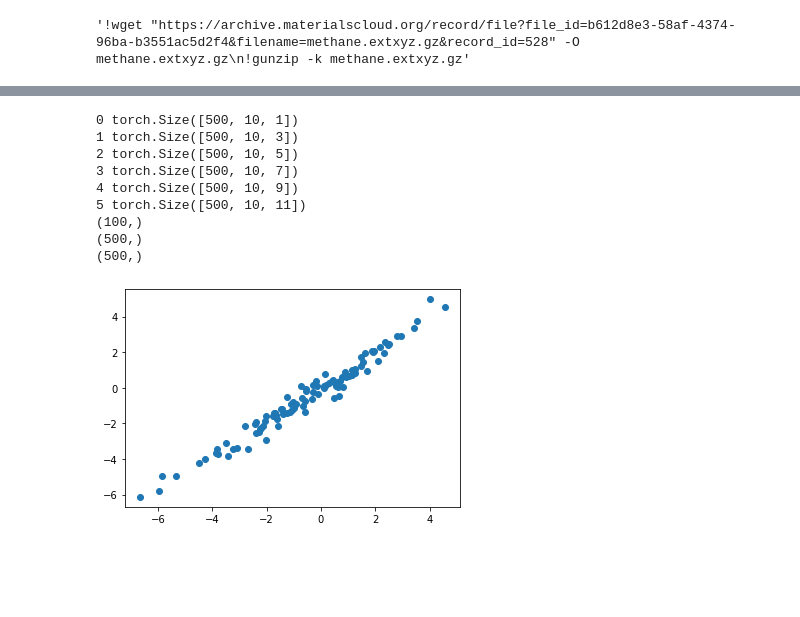
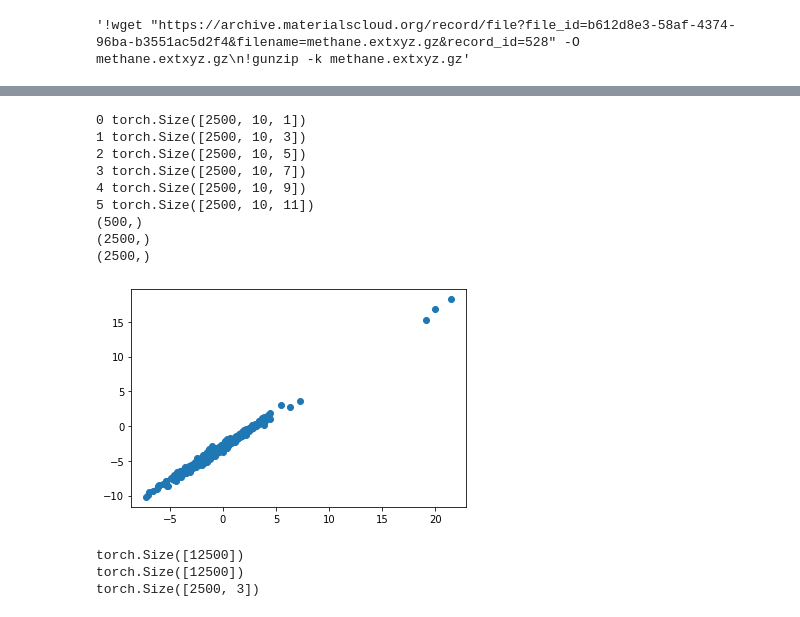
Before and after one commit to lab-cosmo/wigner_kernels, a Jupyter notebook: methane_nn_from_spherical_expansion.ipynb, the cells around one changed output, grey strips where cells are left out. Drawn from its saved outputs; the diff is of its cells as text; code cells hidden in the pictures; blank space fills up the shorter version.

```diff
--- a/methane_nn_from_spherical_expansion.ipynb
+++ b/methane_nn_from_spherical_expansion.ipynb
@@ -46,12 +49,9 @@ train_coefficients = get_spherical_expansion(train_structures, HYPERS,
 test_coefficients = get_spherical_expansion(test_structures, HYPERS,
                                             all_species, split_by_central_specie = False)
 
-scaler = InitialScaler(mode='signal integral', individually=True)
-scaler.fit(train_coefficients[0:500])
 
-train_coefficients = scaler.transform(train_coefficients)
-test_coefficients = scaler.transform(test_coefficients)
-
+train_coefficients *= MAGIC_NUMBER
+test_coefficients *= MAGIC_NUMBER
 print(train_coefficients.shape)
 print(test_coefficients.shape)
 # %% [output]
@@ -71,14 +71,14 @@ test_energies = test_energies - mean_e
 train_energies = torch.FloatTensor(train_energies).to(DEVICE)
 test_energies = torch.FloatTensor(test_energies).to(DEVICE)
 # %%
-def convert_to_torch(coefficients, device):
+def convert_to_torch(coefficients):
     result = {}
     for lambd in range(coefficients.shape[2]):
-        result[lambd] = torch.FloatTensor(coefficients[:, :, lambd, : 2 * lambd + 1]).to(device)
+        result[lambd] = torch.FloatTensor(coefficients[:, :, lambd, : 2 * lambd + 1])
     return result
 
-train_coefficients = convert_to_torch(train_coefficients, DEVICE)
-test_coefficients = convert_to_torch(test_coefficients, DEVICE)
+train_coefficients = convert_to_torch(train_coefficients)
+test_coefficients = convert_to_torch(test_coefficients)
 
 for key in train_coefficients.keys():
     print(train_coefficients[key].shape)
@@ -106,11 +106,13 @@ class Model(torch.nn.Module):
         super(Model, self).__init__()
         clebsch = nice.clebsch_gordan.ClebschGordan(input_lambda_max)
         self.clebsch_combining = ClebschCombining(clebsch.precomputed_, 0)
-        self.sequential = nn.Sequential(nn.Linear(600, 100), nn.Tanh(), nn.Linear(100, 1))
+        self.sequential = nn.Sequential(nn.BatchNorm1d(600), nn.Linear(600, 200), nn.BatchNorm1d(200), nn.Tanh(),
+                                        nn.Linear(200, 200), nn.BatchNorm1d(200), nn.Tanh(),
+                                        nn.Linear(200, 1))
 
     def forward(self, X):
         X = self.clebsch_combining(X, X)[0].squeeze()
-        return {'predictions' : self.sequential(X)}
+        return {'predictions' : self.sequential(X).squeeze()}
 # %%
 model = Model(LAMBDA_MAX)
 result = model(train_coefficients)
@@ -262,15 +259,20 @@ tensor([[1., 2.],
 # %%
-index_small = '0:100'
+index_small = '0:500'
 structures = ase.io.read('methane.extxyz', index=index_small)
 coefficients = get_spherical_expansion(structures, HYPERS,
                                              all_species, split_by_central_specie = False)
-coefficients = scaler.transform(coefficients)
-coefficients = convert_to_torch(coefficients, DEVICE)
+
+coefficients *= MAGIC_NUMBER
+coefficients = convert_to_torch(coefficients)
+for key in coefficients.keys():
+    coefficients[key] = coefficients[key].to(DEVICE)
 
 energies =  [structure.info['energy'] for structure in structures]
 energies = np.array(energies) * HARTREE_TO_EV
 energies = energies - mean_e
 
+forces = [structure.arrays["forces"] for structure in structures]
+forces = np.concatenate(forces, axis = 0) * FORCE_FACTOR
 
 structural_indices = get_structural_indices(structures)
 central_species = get_central_species(structures)
@@ -281,20 +283,45 @@ print(energies.shape)
 print(structural_indices.shape)
 print(central_species.shape)
 # %% [output]
-0 torch.Size([500, 10, 1])
-1 torch.Size([500, 10, 3])
-2 torch.Size([500, 10, 5])
-3 torch.Size([500, 10, 7])
-4 torch.Size([500, 10, 9])
-5 torch.Size([500, 10, 11])
-(100,)
+0 torch.Size([2500, 10, 1])
+1 torch.Size([2500, 10, 3])
+2 torch.Size([2500, 10, 5])
+3 torch.Size([2500, 10, 7])
+4 torch.Size([2500, 10, 9])
+5 torch.Size([2500, 10, 11])
 (500,)
-(500,)
+(2500,)
+(2500,)
 # %%
+atomistic.train(False)
 predictions = atomistic(coefficients, central_species,
                         structural_indices)['predictions'].squeeze().data.cpu().numpy()
 
 plt.plot(energies, predictions, 'o')
 plt.show()
 # %% [output]
-[figure, old version]
+[figure, new version]
+# %%
+coef_der_ar, central_indices, derivative_indices = \
+get_numerical_derivatives(structures, all_species,\
+                          HYPERS, epsilon = 1e-6)
+coef_der_ar *= MAGIC_NUMBER
+coef_der = {}
+for l in range(coef_der_ar.shape[3]):
+    coef_der[l] = coef_der_ar[:, :, :, l, :(2 * l + 1)]
+    coef_der[l] = torch.from_numpy(coef_der[l]).type(torch.get_default_dtype()).to(DEVICE)
+
+central_indices = torch.from_numpy(central_indices).to(DEVICE)
+derivative_indices = torch.from_numpy(derivative_indices).to(DEVICE)
+print(central_indices.shape)
+print(derivative_indices.shape)
+for key in coefficients.keys():
+    coefficients[key].requires_grad = True
+forces_predictions = atomistic.get_forces(coefficients, central_species,
+                                          structural_indices,
+                                          coef_der, central_indices, derivative_indices)
+print(forces_predictions.shape)
+# %% [output]
+torch.Size([12500])
+torch.Size([12500])
+torch.Size([2500, 3])
```
Also changed, not shown: parts of 14 cells of this notebook, 2 other files.
